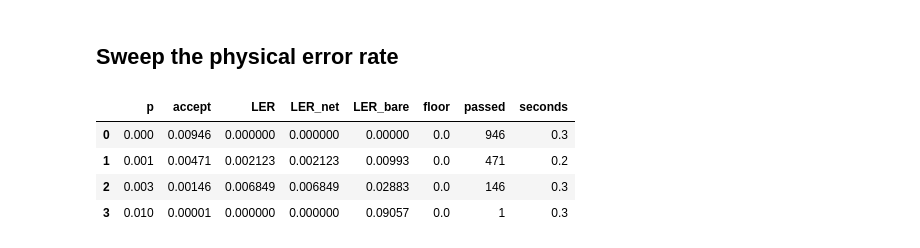
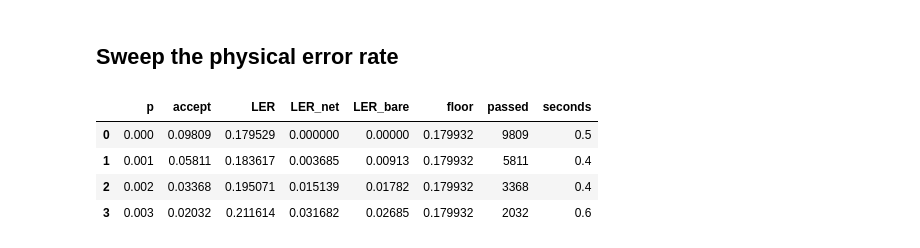
Before and after one commit to maggie-bao202/Fault-Tolerant-Simulation, a Jupyter notebook: notebooks/ft_pipeline_demo.ipynb, the cells around one changed output. Cells and saved outputs as stored; diff of their text form; code cells hidden in the pictures.

```diff
--- a/notebooks/ft_pipeline_demo.ipynb
+++ b/notebooks/ft_pipeline_demo.ipynb
@@ -49,10 +49,7 @@ simultaneously-live magic, and acceptance falls ~2× per `T`.
 # qubit -- bare [[6,2,2]] transversal T is not exact there; it shows up as the
 # noiseless_error_floor.)
 lc = LogicalCircuit([
-    ('T', 0),
-    ('CNOT', 0, 1),
-    ('S', 0),
-    ('T', 1),
+    ('T', 1)
 ])
 lc
 # %% [output]
@@ -74,38 +120,38 @@ def bare_ler(lc, p, shots, seed=0, mode='full'):
     lines = [f'R {q_all}']
     for g in gates:
         lines.append(f'CX {g[1]} {g[2]}' if g[0] == 'CNOT' else f'{g[0]} {g[1]}')
     lines.append(f'M {q_all}')
     lines += [f'OBSERVABLE_INCLUDE({q}) rec[{q - n}]' for q in range(n)]
     r = clifft.sample(clifft.compile(add_noise(nl.join(lines) + nl, p, mode)),
                       shots=shots, seed=seed)
     obs = np.asarray(r.observables, dtype=np.uint8)
     return float((obs != 0).any(axis=1).mean())
 
-P_VALUES = [0.0, 1e-3, 3e-3, 1e-2]
+P_VALUES = [0.0, 0.001, 0.002, 0.003]
 SHOTS = 100_000
 
 rows = []
 for p in P_VALUES:
     r = run_pipeline(lc, p=p, shots=SHOTS, check=(p == 0.0))
     rows.append({
         'p': p,
         'accept': r.post_selection_rate,
         'LER': r.logical_error_rate,
         'LER_net': r.logical_error_rate_net,
         'LER_bare': bare_ler(lc, p, SHOTS),
         'floor': r.noiseless_error_floor,
         'passed': r.passed_shots,
         'seconds': round(r.seconds, 1),
     })
 
 df = pd.DataFrame(rows)
 df
 # %% [output]
 |  | p | accept | LER | LER_net | LER_bare | floor | passed | seconds |
-| 0 | 0.000 | 0.00946 | 0.000000 | 0.000000 | 0.00000 | 0.0 | 946 | 0.3 |
-| 1 | 0.001 | 0.00471 | 0.002123 | 0.002123 | 0.00993 | 0.0 | 471 | 0.2 |
-| 2 | 0.003 | 0.00146 | 0.006849 | 0.006849 | 0.02883 | 0.0 | 146 | 0.3 |
-| 3 | 0.010 | 0.00001 | 0.000000 | 0.000000 | 0.09057 | 0.0 | 1 | 0.3 |
+| 0 | 0.000 | 0.09809 | 0.179529 | 0.000000 | 0.00000 | 0.179932 | 9809 | 0.5 |
+| 1 | 0.001 | 0.05811 | 0.183617 | 0.003685 | 0.00913 | 0.179932 | 5811 | 0.4 |
+| 2 | 0.002 | 0.03368 | 0.195071 | 0.015139 | 0.01782 | 0.179932 | 3368 | 0.4 |
+| 3 | 0.003 | 0.02032 | 0.211614 | 0.031682 | 0.02685 | 0.179932 | 2032 | 0.6 |
 # %%
 import matplotlib.pyplot as plt
 
```
Also changed, not shown: parts of 4 cells of this notebook.
